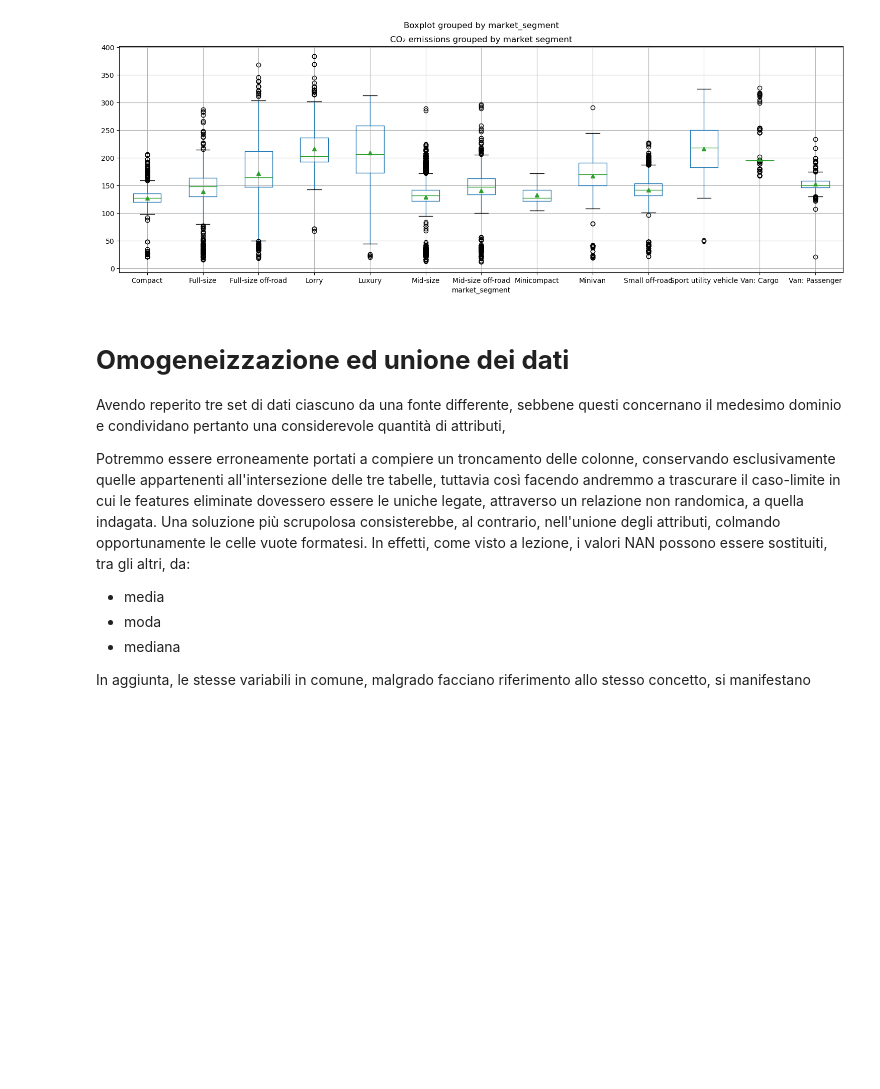
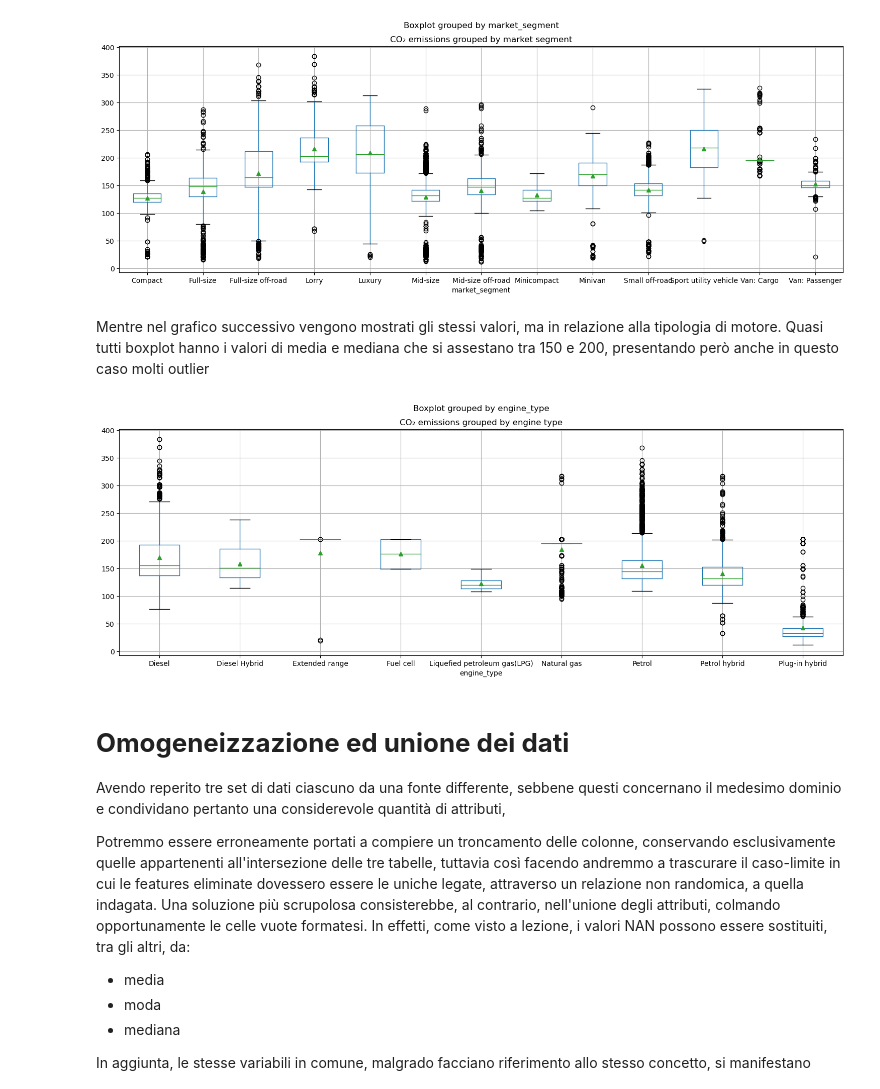
Before and after one commit to francesco-zatto/dia-project, a Jupyter notebook: car_emissions.ipynb, the cells around one changed output. Cells and saved outputs as stored; diff of their text form; code cells hidden in the pictures; blank space fills up the shorter version.

Commit message:
Added a boxplot and description to every plot

```diff
--- a/car_emissions.ipynb
+++ b/car_emissions.ipynb
@@ -213,6 +221,12 @@ spain_emissions["market_segment"].value_counts().plot.pie(autopct="%.2f%%", titl
 spain_emissions.boxplot(column="emissions_gCO2_km", by="market_segment", showmeans=True, figsize=(18, 6)).set_title("CO\u2082 emissions grouped by market segment");
 # %% [output]
 [figure]
+# %% [markdown]
+Mentre nel grafico successivo vengono mostrati gli stessi valori, ma in relazione alla tipologia di motore. Quasi tutti boxplot hanno i valori di media e mediana che si assestano tra 150 e 200, presentando però anche in questo caso molti outlier
+# %%
+spain_emissions.boxplot(column="emissions_gCO2_km", by="engine_type", showmeans=True, figsize=(18, 6)).set_title("CO\u2082 emissions grouped by engine type");
+# %% [output]
+[figure, added]
 # %% [markdown]
 # **Omogeneizzazione ed unione dei dati**
 Avendo reperito tre set di dati ciascuno da una fonte differente, sebbene questi concernano il medesimo dominio e condividano pertanto una considerevole quantità di attributi,
```
Also changed, not shown: parts of 4 cells of this notebook.
